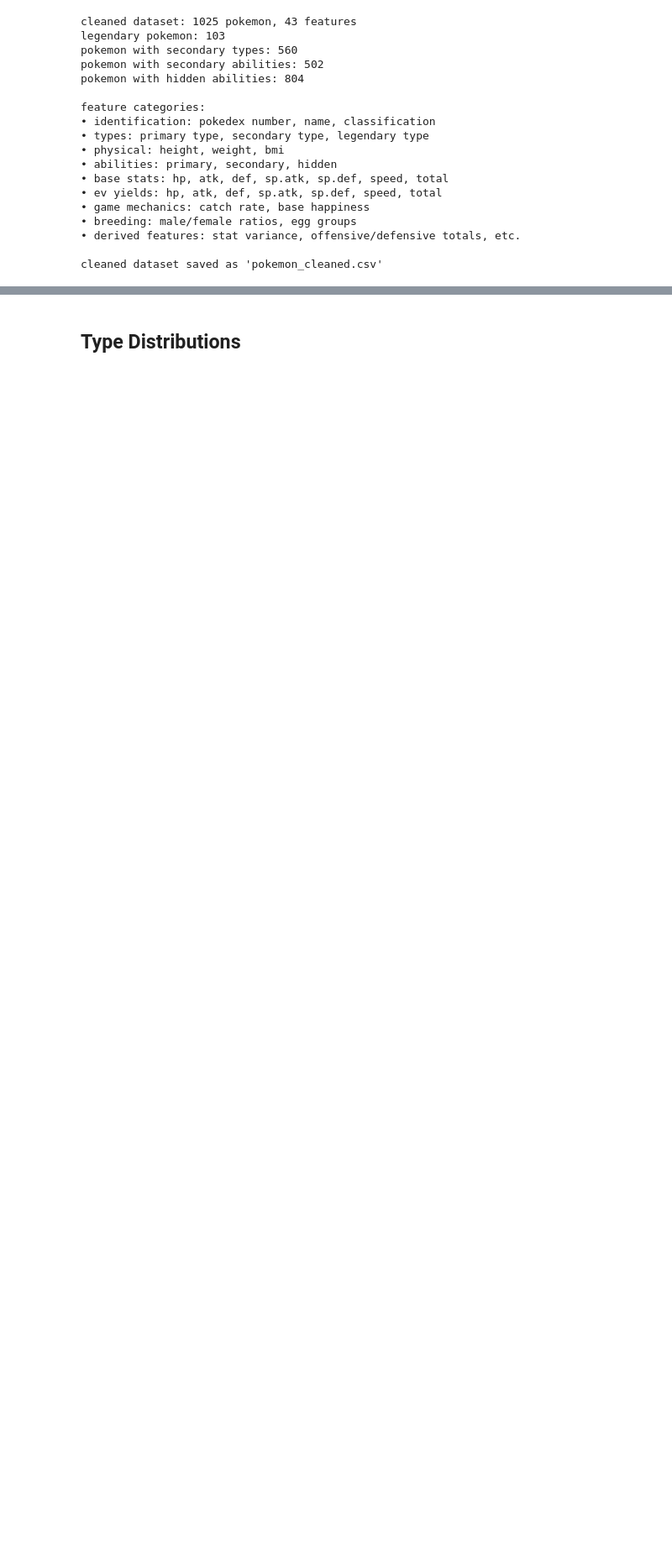
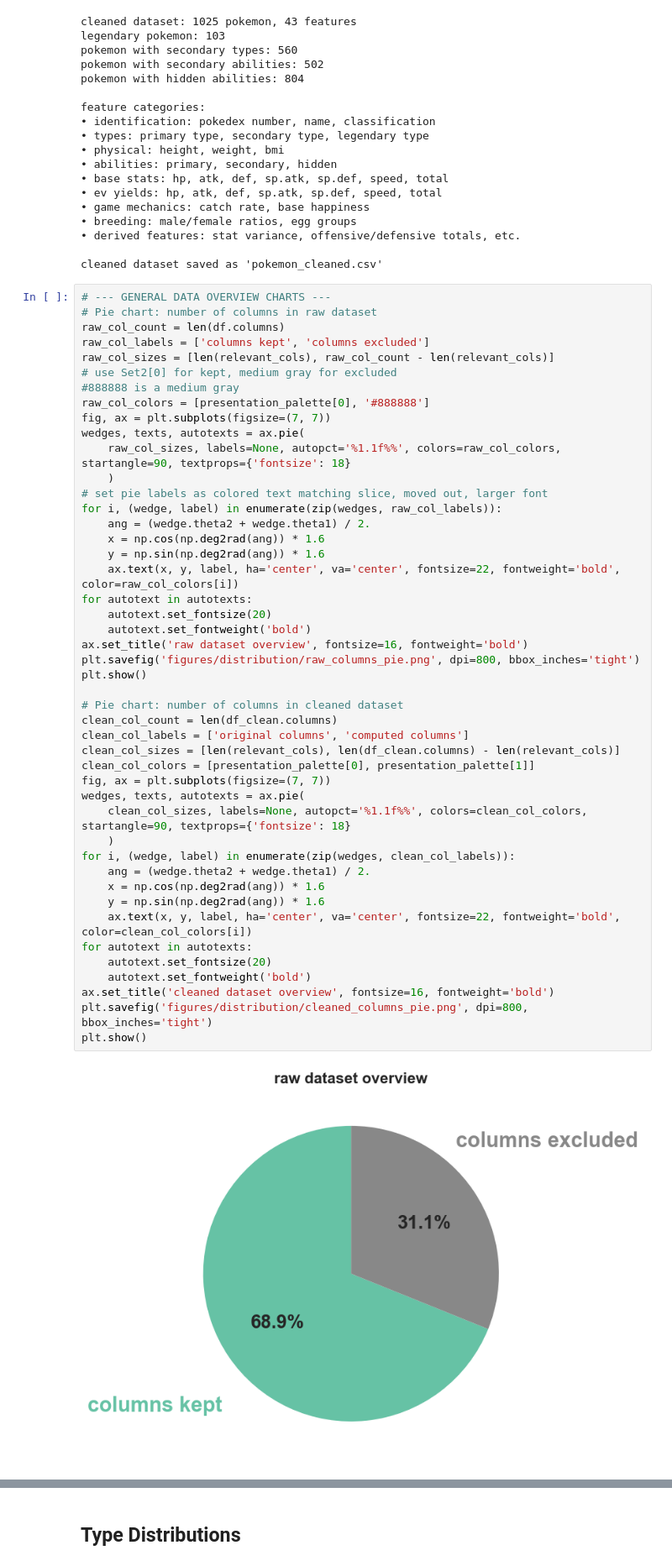
Before and after one commit to Redseba/Team-Rocket-Research, a Jupyter notebook: 1_data_distributions.ipynb, the cells around one changed output, grey strips where cells are left out. Shown: that part at 84% size. Drawn from its saved outputs; the diff is of its cells as text; blank space fills up the shorter version.

Commit message:
added overview figures

```diff
--- a/1_data_distributions.ipynb
+++ b/1_data_distributions.ipynb
@@ -142,3 +142,51 @@ feature categories:
 • derived features: stat variance, offensive/defensive totals, etc.
 
 cleaned dataset saved as 'pokemon_cleaned.csv'
+# %%
+# --- GENERAL DATA OVERVIEW CHARTS ---
+# Pie chart: number of columns in raw dataset
+raw_col_count = len(df.columns)
+raw_col_labels = ['columns kept', 'columns excluded']
+raw_col_sizes = [len(relevant_cols), raw_col_count - len(relevant_cols)]
+# use Set2[0] for kept, medium gray for excluded
+#888888 is a medium gray
+raw_col_colors = [presentation_palette[0], '#888888']
+fig, ax = plt.subplots(figsize=(7, 7))
+wedges, texts, autotexts = ax.pie(
+    raw_col_sizes, labels=None, autopct='%1.1f%%', colors=raw_col_colors, startangle=90, textprops={'fontsize': 18}
+    )
+# set pie labels as colored text matching slice, moved out, larger font
+for i, (wedge, label) in enumerate(zip(wedges, raw_col_labels)):
+    ang = (wedge.theta2 + wedge.theta1) / 2.
+    x = np.cos(np.deg2rad(ang)) * 1.6
+    y = np.sin(np.deg2rad(ang)) * 1.6
+    ax.text(x, y, label, ha='center', va='center', fontsize=22, fontweight='bold', color=raw_col_colors[i])
+for autotext in autotexts:
+    autotext.set_fontsize(20)
+    autotext.set_fontweight('bold')
+ax.set_title('raw dataset overview', fontsize=16, fontweight='bold')
+plt.savefig('figures/distribution/raw_columns_pie.png', dpi=800, bbox_inches='tight')
+plt.show()
+
+# Pie chart: number of columns in cleaned dataset
+clean_col_count = len(df_clean.columns)
+clean_col_labels = ['original columns', 'computed columns']
+clean_col_sizes = [len(relevant_cols), len(df_clean.columns) - len(relevant_cols)]
+clean_col_colors = [presentation_palette[0], presentation_palette[1]]
+fig, ax = plt.subplots(figsize=(7, 7))
+wedges, texts, autotexts = ax.pie(
+    clean_col_sizes, labels=None, autopct='%1.1f%%', colors=clean_col_colors, startangle=90, textprops={'fontsize': 18}
+    )
+for i, (wedge, label) in enumerate(zip(wedges, clean_col_labels)):
+    ang = (wedge.theta2 + wedge.theta1) / 2.
+    x = np.cos(np.deg2rad(ang)) * 1.6
+    y = np.sin(np.deg2rad(ang)) * 1.6
+    ax.text(x, y, label, ha='center', va='center', fontsize=22, fontweight='bold', color=clean_col_colors[i])
+for autotext in autotexts:
+    autotext.set_fontsize(20)
+    autotext.set_fontweight('bold')
+ax.set_title('cleaned dataset overview', fontsize=16, fontweight='bold')
+plt.savefig('figures/distribution/cleaned_columns_pie.png', dpi=800, bbox_inches='tight')
+plt.show()
+# %% [output]
+[figure, added]
```
Also changed, not shown: parts of 1 cell of this notebook, 2 other files.
